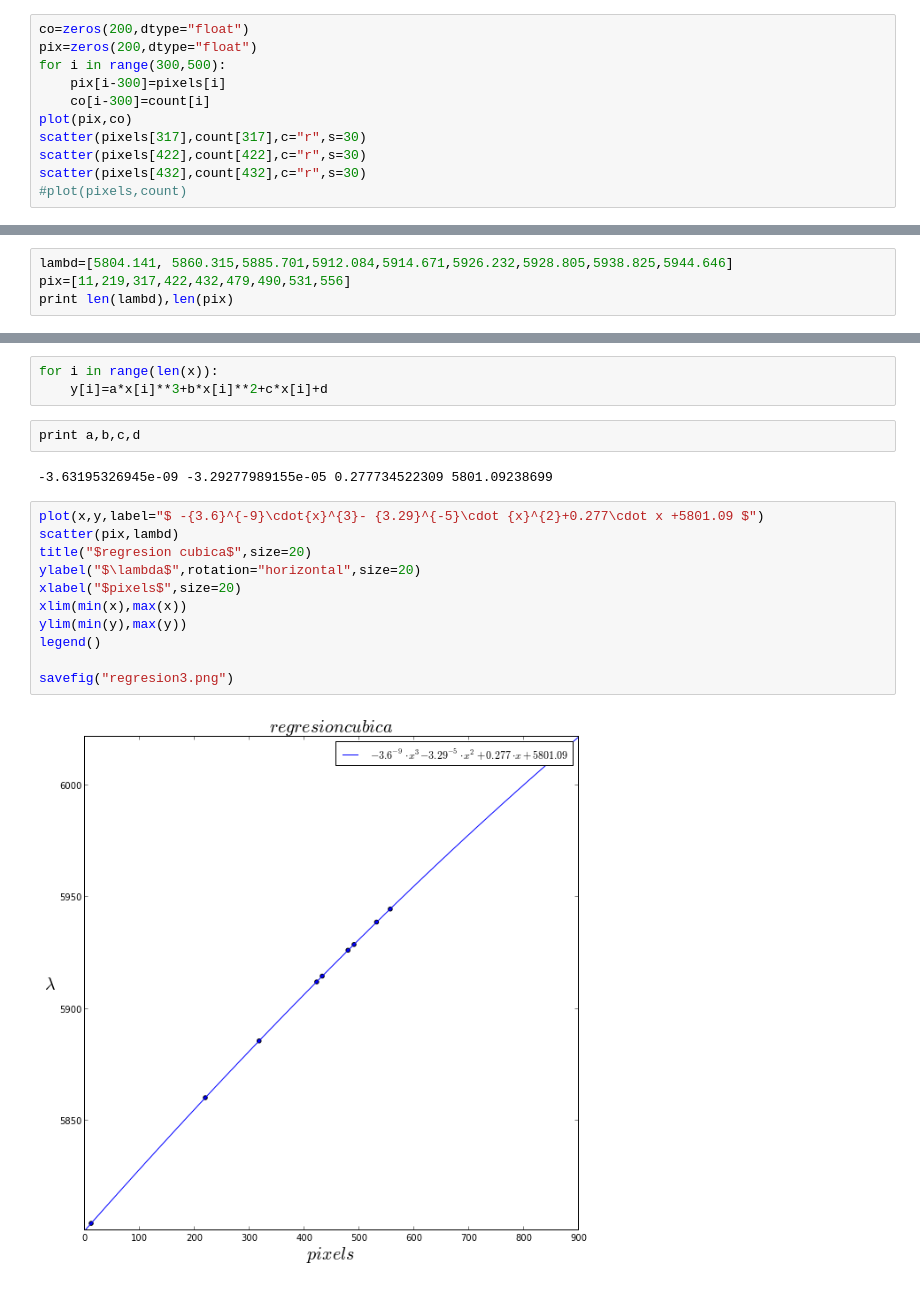
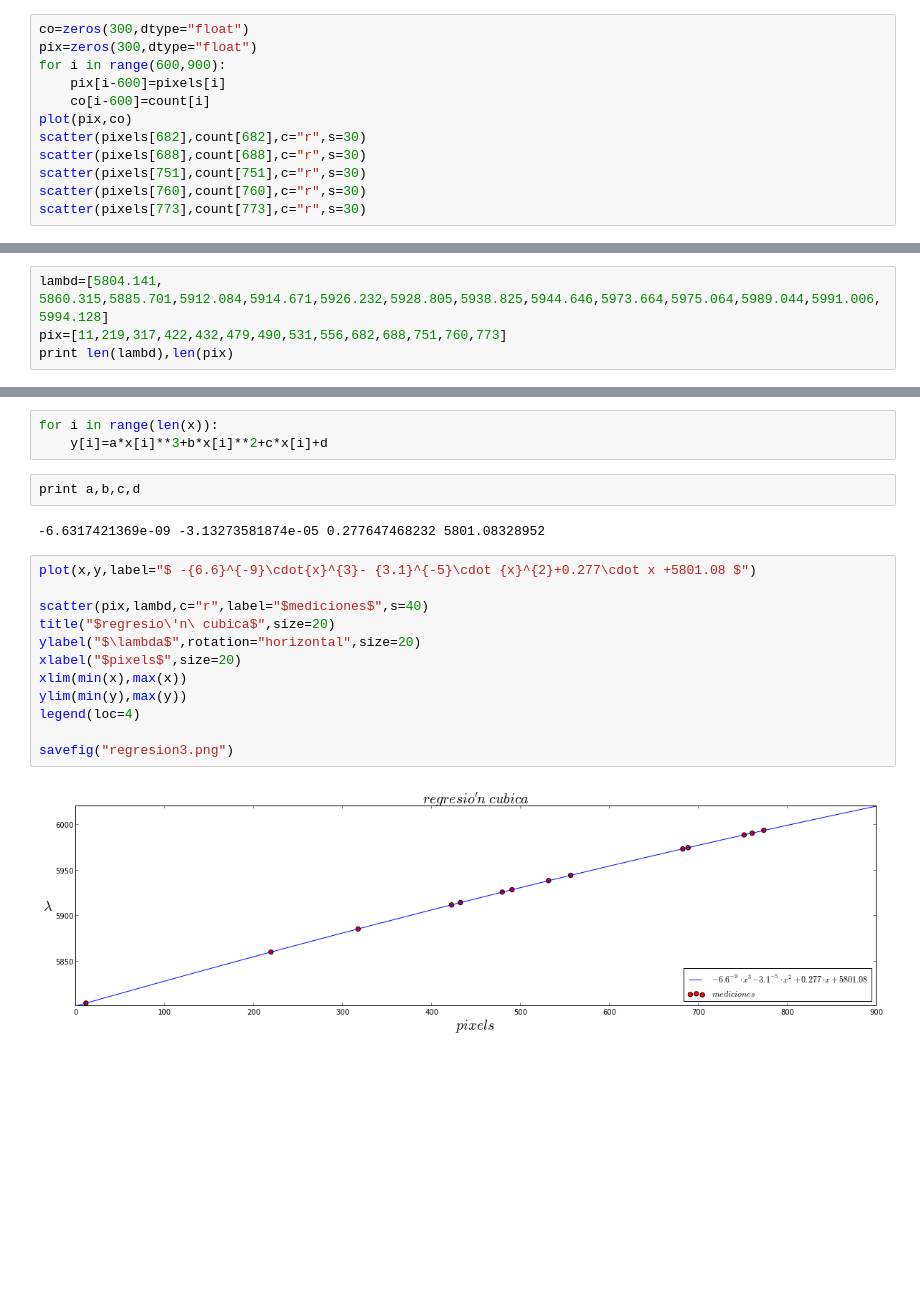
Before and after one commit to daniel-lozano/lab-intermedio, a Jupyter notebook: jupiter/Ajuste.ipynb, the cells around one changed output, grey strips where cells are left out. Drawn from its saved outputs; the diff is of its cells as text; blank space fills up the shorter version.

Commit message:
error agregado, mas puntos en la regresion

```diff
--- a/jupiter/Ajuste.ipynb
+++ b/jupiter/Ajuste.ipynb
@@ -17,15 +16,16 @@ for i in range(len(count)):
         append(c,count[i])
         append(p,pixels[i])
 # %%
-co=zeros(200,dtype="float")
-pix=zeros(200,dtype="float")
-for i in range(300,500):
-    pix[i-300]=pixels[i]
-    co[i-300]=count[i]
+co=zeros(300,dtype="float")
+pix=zeros(300,dtype="float")
+for i in range(600,900):
+    pix[i-600]=pixels[i]
+    co[i-600]=count[i]
 plot(pix,co)
-scatter(pixels[317],count[317],c="r",s=30)
-scatter(pixels[422],count[422],c="r",s=30)
-scatter(pixels[432],count[432],c="r",s=30)
-#plot(pixels,count)
+scatter(pixels[682],count[682],c="r",s=30)
+scatter(pixels[688],count[688],c="r",s=30)
+scatter(pixels[751],count[751],c="r",s=30)
+scatter(pixels[760],count[760],c="r",s=30)
+scatter(pixels[773],count[773],c="r",s=30)
 # %% [output]
 <matplotlib.collections.PathCollection at 0x...>
@@ -73,5 +88,5 @@ savefig("espec_thor.png")
 # %%
-lambd=[5804.141, 5860.315,5885.701,5912.084,5914.671,5926.232,5928.805,5938.825,5944.646]
-pix=[11,219,317,422,432,479,490,531,556]
+lambd=[5804.141, 5860.315,5885.701,5912.084,5914.671,5926.232,5928.805,5938.825,5944.646,5973.664,5975.064,5989.044,5991.006,5994.128]
+pix=[11,219,317,422,432,479,490,531,556,682,688,751,760,773]
 print len(lambd),len(pix)
 # %% [output]
@@ -95,20 +110,21 @@ for i in range(len(x)):
 # %%
 print a,b,c,d
 # %% [output]
--3.63195326945e-09 -3.29277989155e-05 0.277734522309 5801.09238699
+-6.6317421369e-09 -3.13273581874e-05 0.277647468232 5801.08328952
 # %%
-plot(x,y,label="$ -{3.6}^{-9}\cdot{x}^{3}- {3.29}^{-5}\cdot {x}^{2}+0.277\cdot x +5801.09 $")
-scatter(pix,lambd)
-title("$regresion cubica$",size=20)
+plot(x,y,label="$ -{6.6}^{-9}\cdot{x}^{3}- {3.1}^{-5}\cdot {x}^{2}+0.277\cdot x +5801.08 $")
+
+scatter(pix,lambd,c="r",label="$mediciones$",s=40)
+title("$regresio\'n\ cubica$",size=20)
 ylabel("$\lambda$",rotation="horizontal",size=20)
 xlabel("$pixels$",size=20)
 xlim(min(x),max(x))
 ylim(min(y),max(y))
-legend()
+legend(loc=4)
 
 savefig("regresion3.png")
 # %% [output]
-[figure, old version]
+[figure, new version]
 # %%
 print a*900**3+b*900**2+c*900+d
 # %% [output]
```
Also changed, not shown: parts of 8 cells of this notebook, 5 other files.
